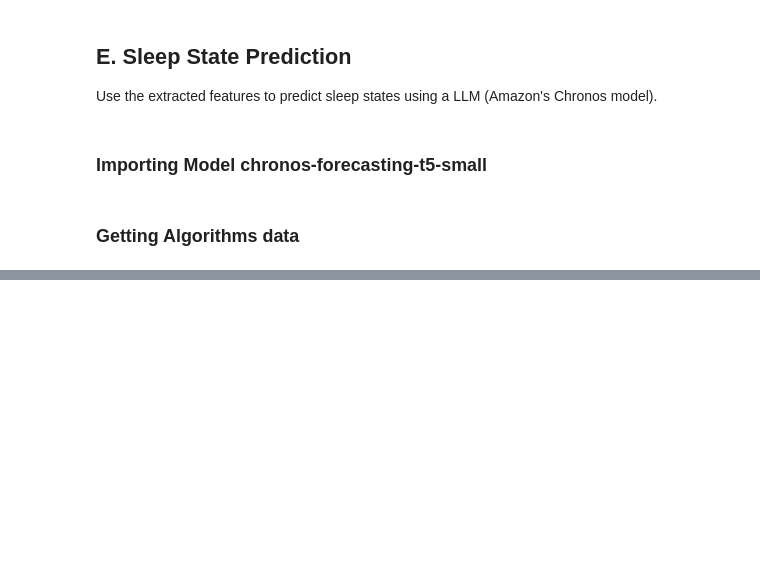
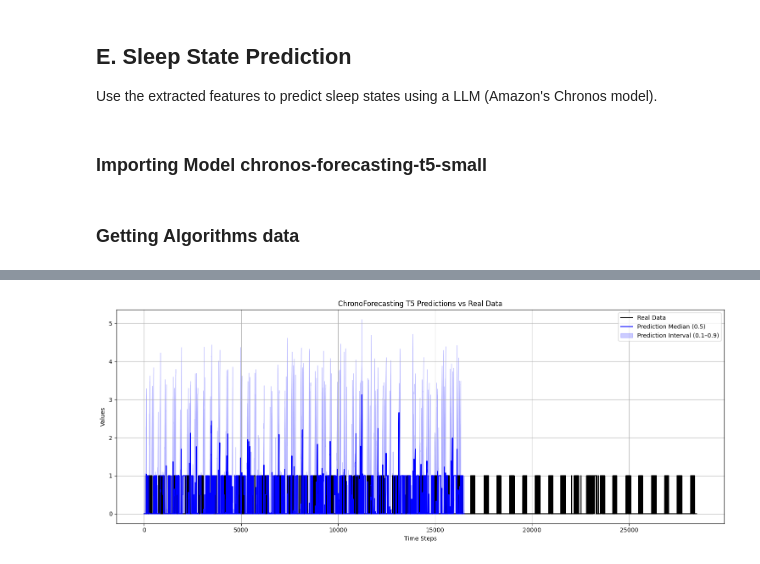
Before and after one commit to JkVely/SleepStatesPrediction, a Jupyter notebook: Final_Course_Project/model/predictSleepStates.ipynb, the cells around one changed output, grey strips where cells are left out. Drawn from its saved outputs; the diff is of its cells as text; code cells hidden in the pictures; blank space fills up the shorter version.

Commit message:
uploading model graphics

```diff
--- a/Final_Course_Project/model/predictSleepStates.ipynb
+++ b/Final_Course_Project/model/predictSleepStates.ipynb
@@ -501,7 +501,7 @@ Use the extracted features to predict sleep states using a LLM (Amazon's Chronos
 from chronos import BaseChronosPipeline
 
 pipeline = BaseChronosPipeline.from_pretrained(
-    "amazon/chronos-t5-small",
+    "amazon/chronos-bolt-tiny",
     device_map="cpu", # Use "cuda" for GPU or "cpu" for CPU
     torch_dtype=torch.bfloat16,
 )
@@ -557,16 +548,37 @@ saddeh_thread.join()
 cole_kripke_thread.join()
 opal_thread.join()
 # %%
-quantiless = torch.empty((0, 60, 3), dtype=torch.bfloat16)
-means = torch.empty((0, 60), dtype=torch.bfloat16)
+chunks = np.array_split(epoch_df['sadeh_sleep'], 275)
+lows = torch.empty((0), dtype=torch.bfloat16)
+medians = torch.empty((0), dtype=torch.bfloat16)
+highs = torch.empty((0), dtype=torch.bfloat16)
+real_data = np.array([])
 
 for data in chunks:
     data_predict = data[:120]
     data_test = data[120:]
+    real_data = np.concatenate((real_data, data_test.to_numpy()), axis=0)
     quantiles, mean = pipeline.predict_quantiles(
         context=torch.tensor(data_predict.to_numpy()),
         prediction_length=60,
         quantile_levels=[0.1, 0.5, 0.9],
     )
-    quantiless = torch.cat((quantiless, quantiles), dim=0)
-    means = torch.cat((means, mean), dim=0)
+    low, median, high = quantiles[0, :, 0], quantiles[0, :, 1], quantiles[0, :, 2]
+    lows = torch.cat((lows, low), dim=0)
+    medians = torch.cat((medians, median), dim=0)
+    highs = torch.cat((highs, high), dim=0)
+# %%
+# Plot
+plt.figure(figsize=(15, 6))
+plt.plot(real_data, label='Real Data', color='black')
+plt.plot(medians, label='Prediction Median (0.5)', color='blue')
+plt.fill_between(np.arange(len(medians)), lows, highs, color='blue', alpha=0.2, label='Prediction Interval (0.1–0.9)')
+plt.title('ChronoForecasting T5 Predictions vs Real Data')
+plt.xlabel('Time Steps')
+plt.ylabel('Values')
+plt.legend()
+plt.grid(True)
+plt.tight_layout()
+plt.show()
+# %% [output]
+[figure, added]
```
Also changed, not shown: parts of 10 cells of this notebook, 1 other file.
